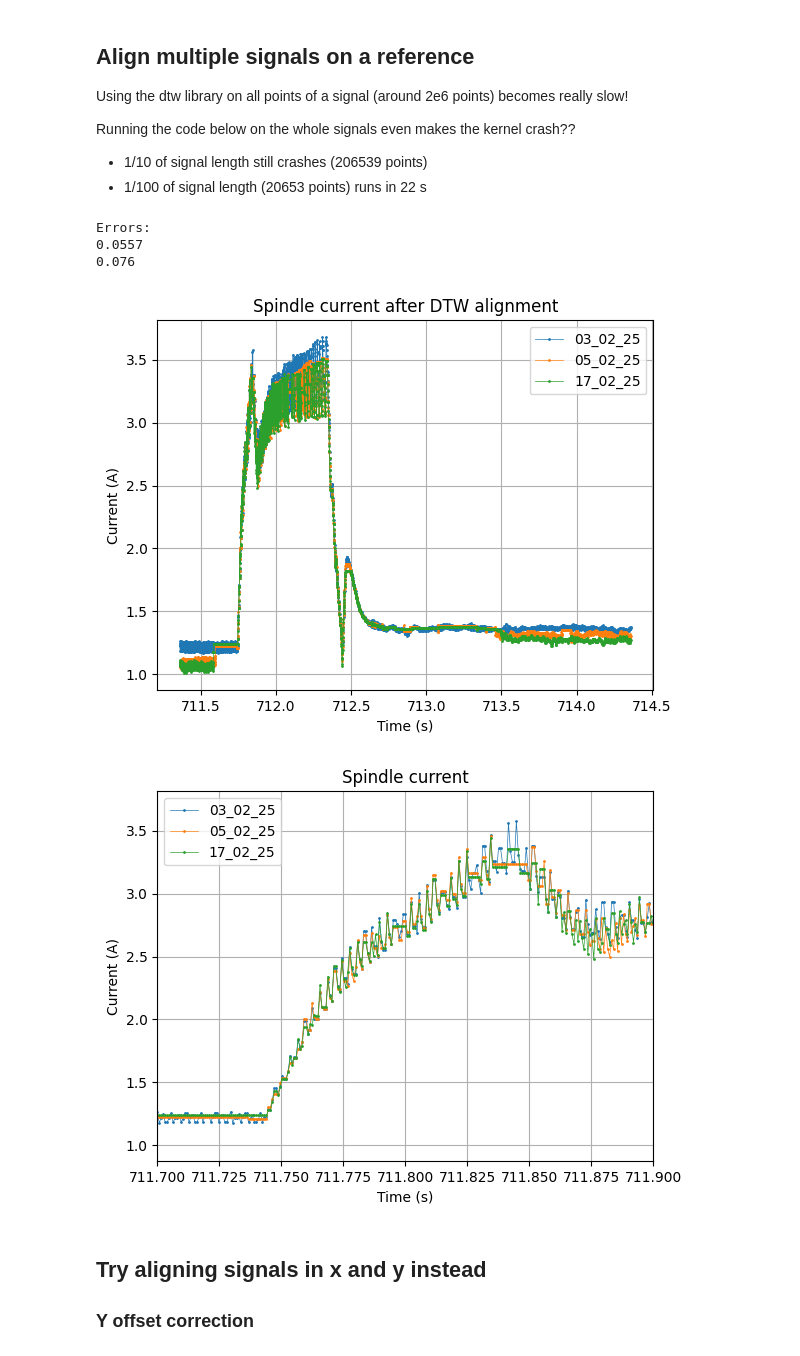
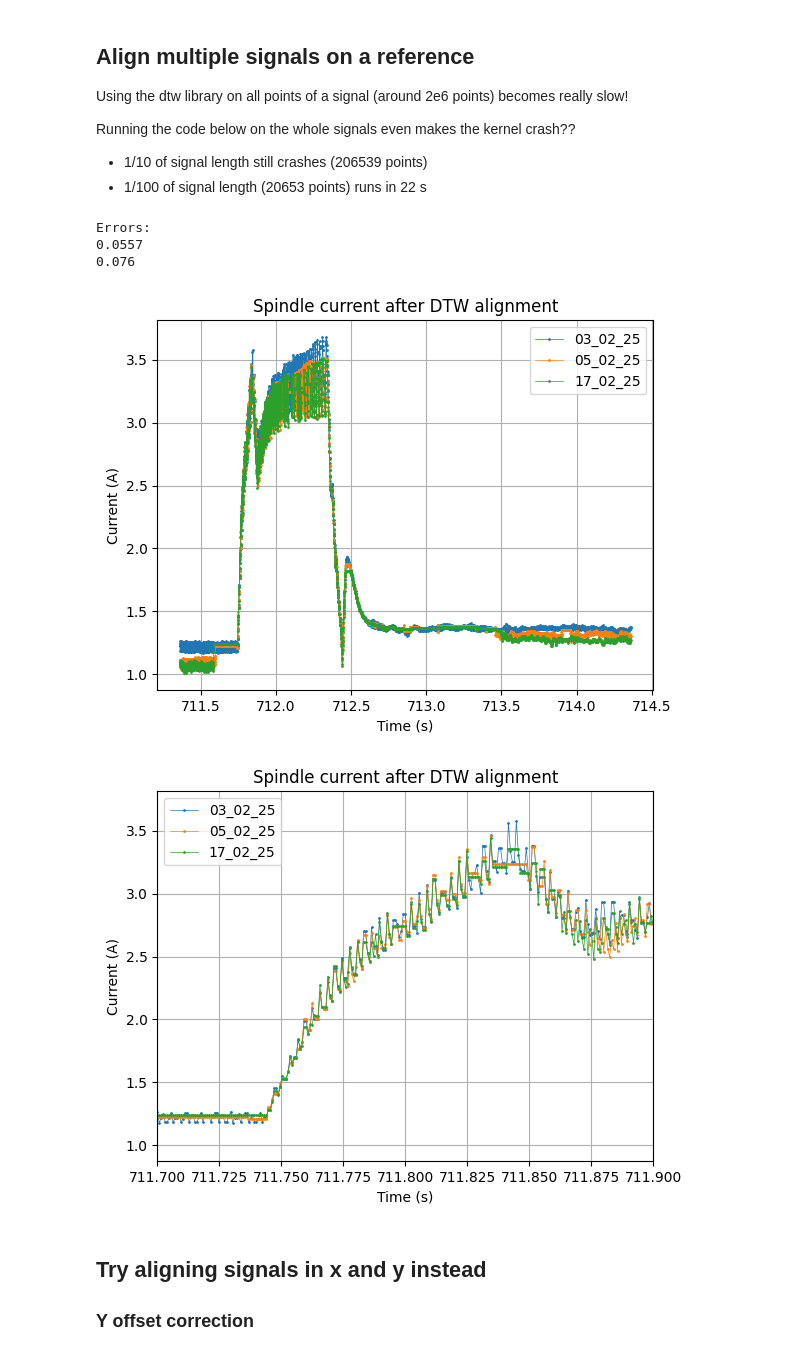
Before and after one commit to opatiny/predictiveMaintenance, a Jupyter notebook: src/notebooks/alignSignals.ipynb, the cells around one changed output. Saved outputs shown, nothing was run; the diff lists cells and outputs as text; code cells hidden in the pictures.

```diff
--- a/src/notebooks/alignSignals.ipynb
+++ b/src/notebooks/alignSignals.ipynb
@@ -210,35 +214,35 @@ for query in queries:
 
 # compute errors
 printErrors(dtwSignals[0], dtwSignals[1:])
 
 # plot aligned signals
 plt.figure()
 # plot all signals in one plot
 for i in range(len(dtwSignals)):
     plt.plot(cutTimes[i], dtwSignals[i], "o-", markersize=1, lw = 0.5, label=dates[i])
 plt.legend()
 plt.title('Spindle current after DTW alignment')
 plt.xlabel('Time (s)')
 plt.ylabel('Current (A)')
 plt.grid()
 
 # zoom in on the signals
 plt.figure()
 # plot all signals in one plot
 for i in range(len(dtwSignals)):
     plt.plot(cutTimes[0], dtwSignals[i],"o-", markersize=1, lw = 0.5, label=dates[i],)
 plt.legend()
-plt.title('Spindle current')
+plt.title('Spindle current after DTW alignment')
 plt.xlabel('Time (s)')
 plt.ylabel('Current (A)')
 plt.xlim(711.7, 711.9)
 plt.grid()
 # %% [output]
 Errors:
 0.0557
 0.076
 [figure]
-[figure, old version]
+[figure, new version]
 # %% [markdown]
 ## Try aligning signals in x and y instead
 
```
Also changed, not shown: parts of 3 cells of this notebook, 7 other files.
